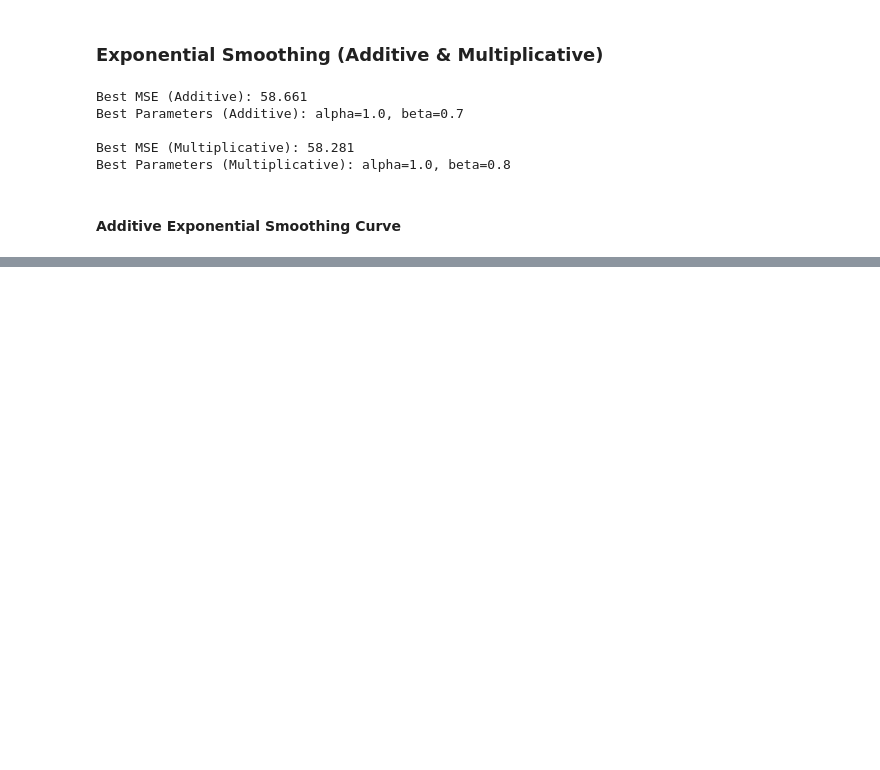
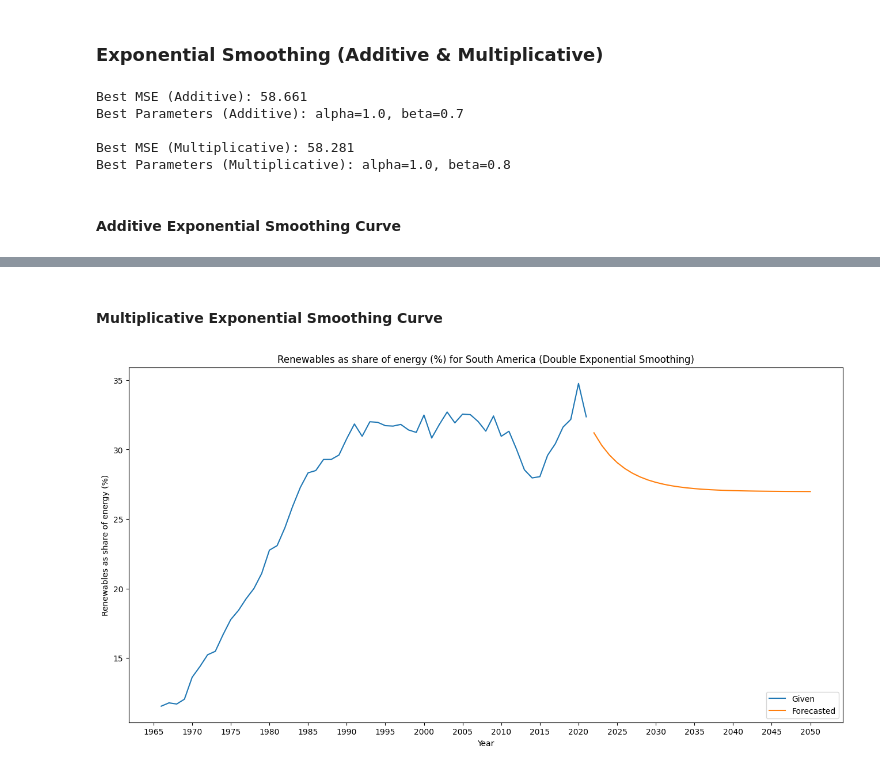
Before and after one commit to boon-keng/mini-project, a Jupyter notebook: DataCleaning.ipynb, the cells around one changed output, grey strips where cells are left out. Saved outputs shown, nothing was run; the diff lists cells and outputs as text; code cells hidden in the pictures; blank space fills up the shorter version.

```diff
--- a/DataCleaning.ipynb
+++ b/DataCleaning.ipynb
@@ -330,0 +331,26 @@ plt.legend(loc='lower right', );
+# %% [markdown]
+#### Multiplicative Exponential Smoothing Curve
+# %%
+# make prediction using the best parameters
+model_mul = ExponentialSmoothing(expsmooth_df, trend='mul', damped=True, initialization_method='estimated')
+model_mul_fit = model_mul.fit(smoothing_level=best_params_m[0], smoothing_slope=best_params_m[1])
+
+# make forecasting and add to new dataframe
+y_mul = model_mul_fit.forecast(steps=len(forecast_index))
+y_mul_df = pd.DataFrame(y_mul)
+y_mul_df.rename({0:'forecast_renewables'}, axis=1, inplace=True)
+y_mul_df.set_index(forecast_index, inplace=True)
+
+# plot past data with future data
+expsmooth_mul = pd.concat([expsmooth_df, y_mul_df])
+
+fig = plt.figure(figsize=(16,8))
+plt.plot(expsmooth_mul['renewables_share_energy'], label='Given')
+plt.plot(expsmooth_mul['forecast_renewables'], label = 'Forecasted')
+plt.title('Renewables as share of energy (%) for South America (Double Exponential Smoothing)')
+plt.xlabel('Year')
+plt.ylabel('Renewables as share of energy (%)')
+plt.xticks(np.arange(min(expsmooth_mul.index) - 1, max(expsmooth_mul.index)+1, 5))
+plt.legend(loc='lower right', );
+# %% [output]
+[figure, added]
```
Also changed, not shown: parts of 5 cells of this notebook.
